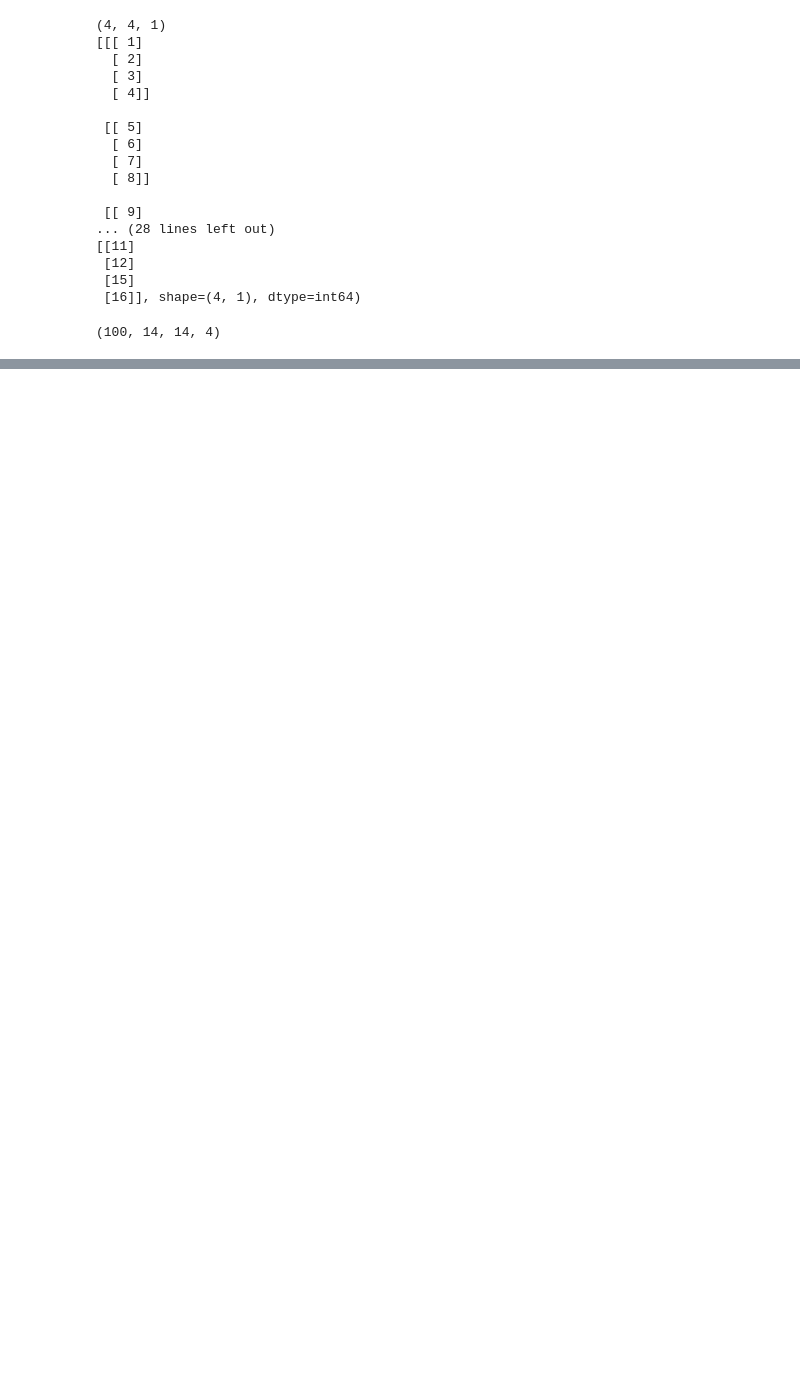
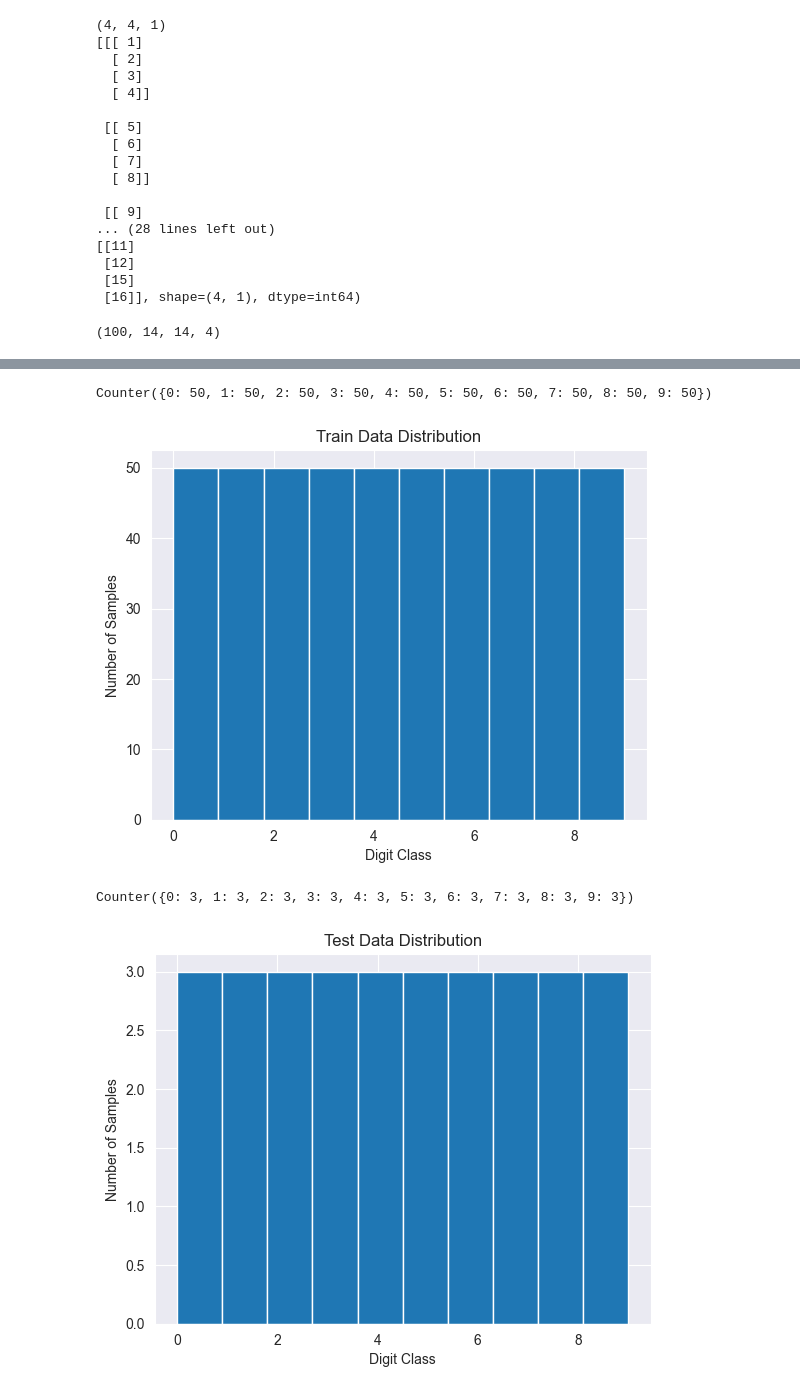
Before and after one commit to uriballo/mnist-genetic-circuits, a Jupyter notebook: testing.ipynb, the cells around one changed output, grey strips where cells are left out. Drawn from its saved outputs; the diff is of its cells as text; code cells hidden in the pictures; blank space fills up the shorter version.

```diff
--- a/testing.ipynb
+++ b/testing.ipynb
@@ -212,0 +200,75 @@ ValueError: Attempt to convert a value (None) with an unsupported type (<class '
+# %%
+import pennylane as qml
+from pennylane import numpy as np
+from tensorflow import keras
+import matplotlib.pyplot as plt
+import collections
+import tensorflow as tf
+from functools import partial
+
+def load_dataset(train_size, test_size):
+    mnist_dataset = keras.datasets.mnist
+    (train_images, train_labels), (test_images, test_labels) = mnist_dataset.load_data()
+
+    # --- Train Set ---
+    train_idx_by_class = [np.where(train_labels == i)[0] for i in range(10)]
+    train_idx_selected = [
+        np.random.choice(idxs, min(len(idxs), train_size // 10), replace=False)  # Adjusted for train_size
+        for idxs in train_idx_by_class
+    ]
+    train_idx_selected = np.concatenate(train_idx_selected)
+
+    train_images = train_images[train_idx_selected]
+    train_labels = train_labels[train_idx_selected]
+
+    # --- Test Set --- (Apply the same logic)
+    test_idx_by_class = [np.where(test_labels == i)[0] for i in range(10)]
+    test_idx_selected = [
+        np.random.choice(idxs, min(len(idxs), test_size // 10), replace=False)  # Adjusted for test_size
+        for idxs in test_idx_by_class
+    ]
+    test_idx_selected = np.concatenate(test_idx_selected)
+
+    test_images = test_images[test_idx_selected]
+    test_labels = test_labels[test_idx_selected]
+
+    # Normalize pixel values within 0 and 1
+    train_images = train_images / 255.0
+    test_images = test_images / 255.0
+
+    # Add extra dimension for convolution channels
+    train_images = np.array(train_images[..., tf.newaxis], requires_grad=False)
+    test_images = np.array(test_images[..., tf.newaxis], requires_grad=False)
+
+    #new_height = 14  # 28 / 2
+    #new_width = 14  # 28 / 2
+    #train_images = tf.image.resize(train_images, (new_height, new_width))
+    #test_images = tf.image.resize(test_images, (new_height, new_width))
+
+    return train_images, train_labels, test_images, test_labels
+
+n_train = 500
+n_test = 30
+train_images, train_labels, test_images, test_labels = load_dataset(n_train, n_test)
+
+label_counts = collections.Counter(train_labels)
+print(label_counts)
+
+plt.hist(train_labels)
+plt.xlabel('Digit Class')
+plt.ylabel('Number of Samples')
+plt.title('Train Data Distribution')
+plt.show()
+label_counts = collections.Counter(test_labels)
+print(label_counts)
+
+plt.hist(test_labels)
+plt.xlabel('Digit Class')
+plt.ylabel('Number of Samples')
+plt.title('Test Data Distribution')
+plt.show()
+# %% [output]
+Counter({0: 50, 1: 50, 2: 50, 3: 50, 4: 50, 5: 50, 6: 50, 7: 50, 8: 50, 9: 50})
+[figure, added]
+Counter({0: 3, 1: 3, 2: 3, 3: 3, 4: 3, 5: 3, 6: 3, 7: 3, 8: 3, 9: 3})
+[figure, added]
```
Also changed, not shown: parts of 10 cells of this notebook, 18 other files.
